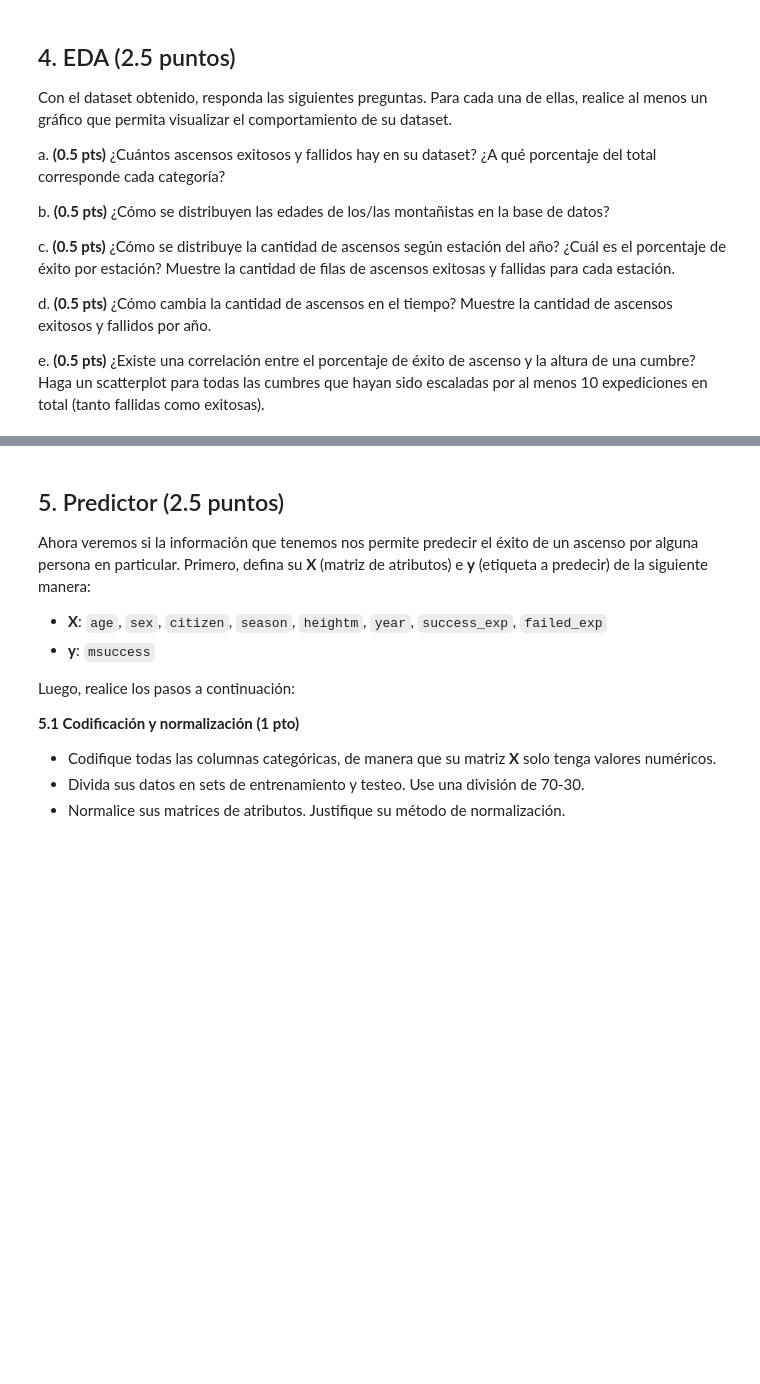
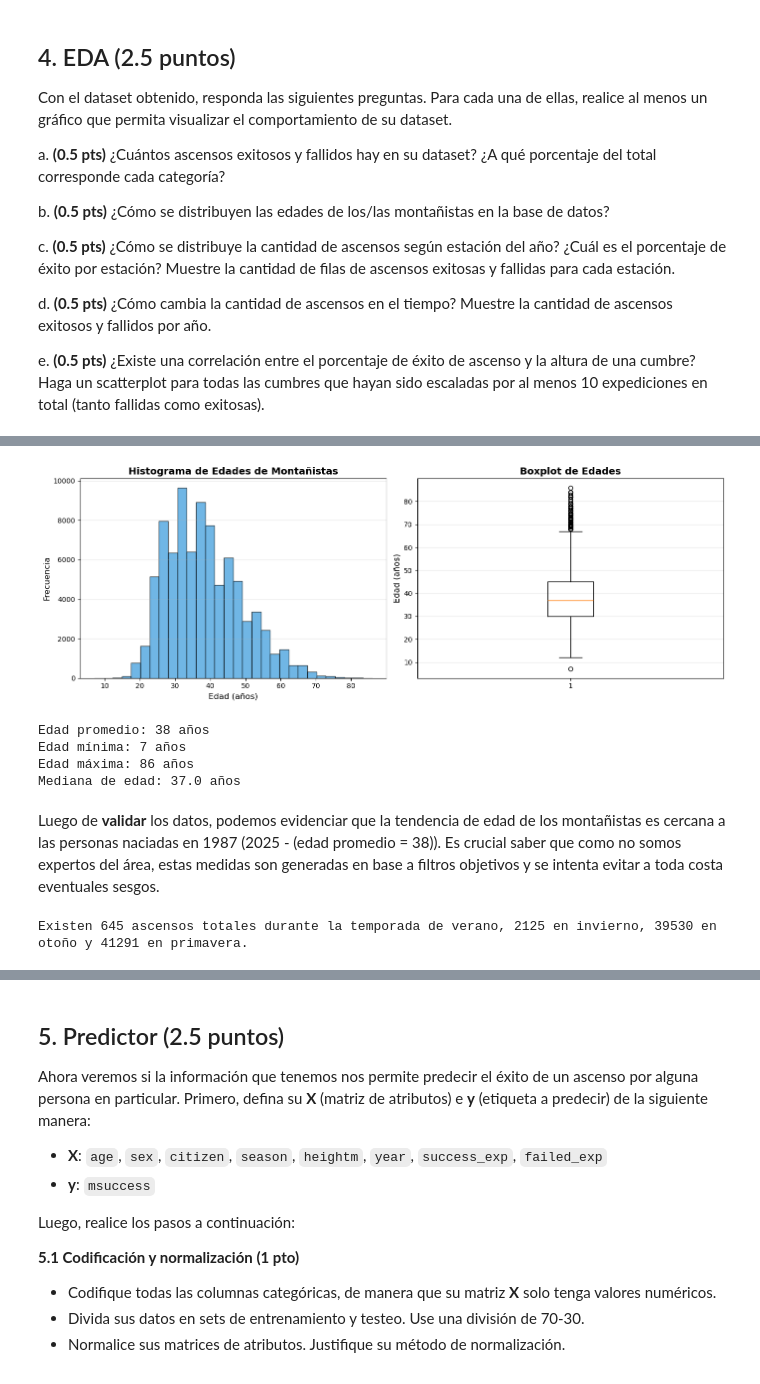
Before and after one commit to BenjaCidR/IMT2200-BENJAMIN-CID, a Jupyter notebook: Tareas/T4/IMT2200-25s2 - Tarea 04.ipynb, the cells around one changed output, grey strips where cells are left out. Saved outputs shown, nothing was run; the diff lists cells and outputs as text; code cells hidden in the pictures; blank space fills up the shorter version.

```diff
--- a/Tareas/T4/IMT2200-25s2 - Tarea 04.ipynb
+++ b/Tareas/T4/IMT2200-25s2 - Tarea 04.ipynb
@@ -219,0 +430,44 @@ Respuestas:
+# %%
+#limpiamos el dataset para no tener medidas estadisticas falsas
+df_clean = df_clean[(df_clean['age'] >= 0) & (df_clean['age'] <= 100)]
+# %%
+# b) Distribución de edades
+
+fig, axes = plt.subplots(1, 2, figsize=(14, 5))
+
+axes[0].hist(df_clean['age'], bins=30, color='#3498db', edgecolor='black', alpha=0.7)
+axes[0].set_xlabel('Edad (años)', fontsize=12)
+axes[0].set_ylabel('Frecuencia', fontsize=12)
+axes[0].set_title('Histograma de Edades de Montañistas', fontsize=14, fontweight='bold')
+axes[0].grid(axis='y', alpha=0.3)
+
+axes[1].boxplot(df_clean['age'], vert=True)
+axes[1].set_ylabel('Edad (años)', fontsize=12)
+axes[1].set_title('Boxplot de Edades', fontsize=14, fontweight='bold')
+axes[1].grid(axis='y', alpha=0.3)
+
+plt.tight_layout()
+plt.show()
+
+print(f"Edad promedio: {round(df_clean['age'].mean(), )} años")
+print(f"Edad mínima: {df_clean['age'].min()} años")
+print(f"Edad máxima: {df_clean['age'].max()} años")
+print(f"Mediana de edad: {df_clean['age'].median()} años")
+# %% [output]
+[figure, added]
+Edad promedio: 38 años
+Edad mínima: 7 años
+Edad máxima: 86 años
+Mediana de edad: 37.0 años
+# %% [markdown]
+Luego de **validar** los datos, podemos evidenciar que la tendencia de edad de los montañistas es cercana a las personas naciadas en 1987 (2025 - (edad promedio = 38)). Es crucial saber que como no somos expertos del área, estas medidas son generadas en base a filtros objetivos y se intenta evitar a toda costa eventuales sesgos.
+# %%
+# c)
+total_verano = (df_clean['season'] == 'Summer').sum()
+total_invierno = (df_clean['season'] == 'Winter').sum()
+total_otoño = (df_clean['season'] == 'Autumn').sum()
+total_primavera = (df_clean['season'] == 'Spring').sum()
+print(f"Existen {total_verano} ascensos totales durante la temporada de verano, {total_invierno} en invierno, {total_otoño}" +
+      f" en otoño y {total_primavera} en primavera.")
+# %% [output]
+Existen 645 ascensos totales durante la temporada de verano, 2125 en invierno, 39530 en otoño y 41291 en primavera.
```
Also changed, not shown: parts of 26 cells of this notebook.
